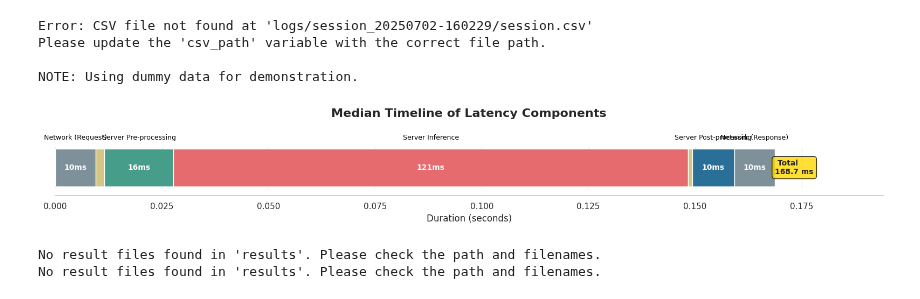
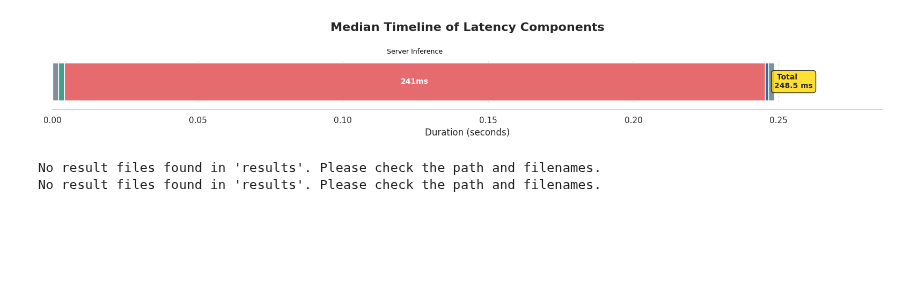
Before and after one commit to StreamMUSE/StreamMUSE-v1, a Jupyter notebook: app/benchmark.ipynb, the cells around one changed output. Cells and saved outputs as stored; diff of their text form; code cells hidden in the pictures; blank space fills up the shorter version.

```diff
--- a/app/benchmark.ipynb
+++ b/app/benchmark.ipynb
@@ -140,7 +140,7 @@ import time
 
 # --- 1. Load Data ---
 # Replace with the actual path to your session log CSV file.
-csv_path = 'logs/session_20250702-160229/session.csv'
+csv_path = 'logs/session_20250819-384-6/session.csv'
 try:
     results_df = pd.read_csv(csv_path)
 except FileNotFoundError:
@@ -211,38 +211,34 @@ for i, component in enumerate(stats_df.columns):
         if bar.get_width() > 0.003:
             # Duration text inside the bar
             ax.text(left + val / 2, j, f'{val*1000:.0f}ms', ha='center', va='center', color='white', fontsize=10, fontweight='bold')
             # Component label above the bar
             ax.text(left + val / 2, j + 0.35, component.replace(" ", " "), ha='center', va='bottom', color='black', fontsize=9, linespacing=1)
 
     left_values += values
 
 # Add a total duration label at the end of the bar
 total_duration = left_values[0]
 ax.text(total_duration, 0, f' Total\n{total_duration*1000:.1f} ms', ha='left', va='center',
         fontweight='bold', fontsize=10,
         bbox=dict(boxstyle="round,pad=0.4", fc='gold', ec='black', lw=1, alpha=0.8))
 
 # --- Formatting ---
 ax.set_xlabel('Duration (seconds)', fontsize=12)
 ax.set_yticklabels([]) # Hide y-axis label
 ax.set_yticks([])     # Hide y-axis ticks
 ax.spines['top'].set_visible(False)
 ax.spines['right'].set_visible(False)
 ax.spines['left'].set_visible(False)
 ax.spines['bottom'].set_position(('outward', 10))
 ax.grid(axis='x', linestyle='--', alpha=0.6)
 
 # Set the x-axis limits to provide some padding
 plt.xlim(0, total_duration * 1.15)
 
 plt.tight_layout()
 plt.show()
 # %% [output]
-Error: CSV file not found at 'logs/session_20250702-160229/session.csv'
-Please update the 'csv_path' variable with the correct file path.
-
-NOTE: Using dummy data for demonstration.
-[figure, old version]
+[figure, new version]
 # %%
 import pandas as pd
 import matplotlib.pyplot as plt
```
Also changed, not shown: parts of 3 cells of this notebook.
